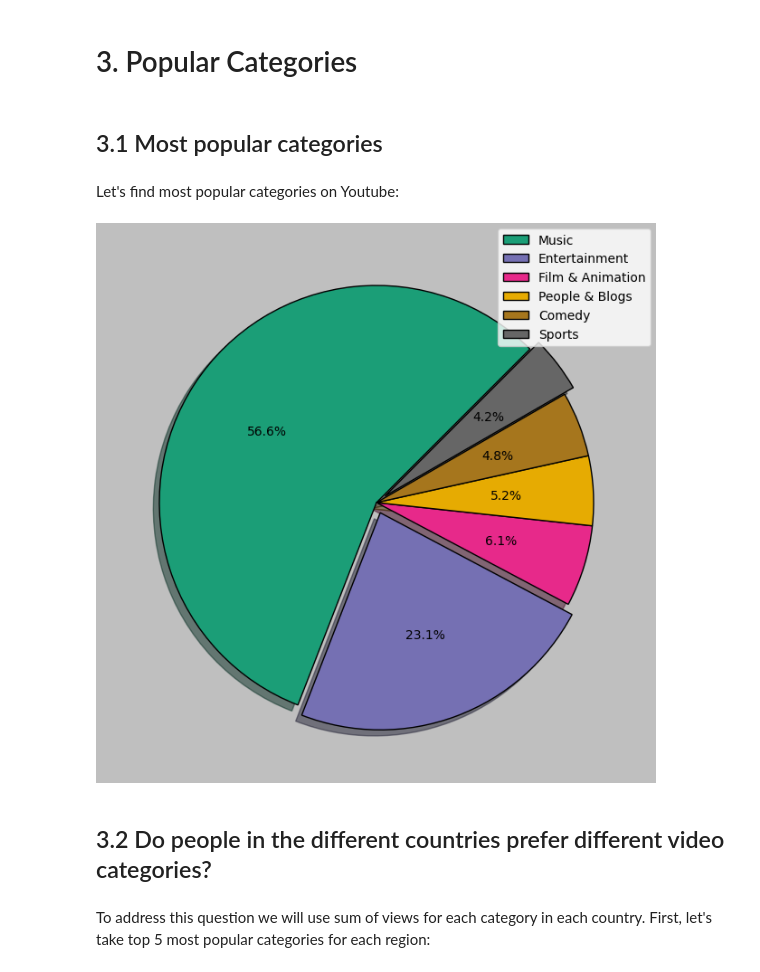
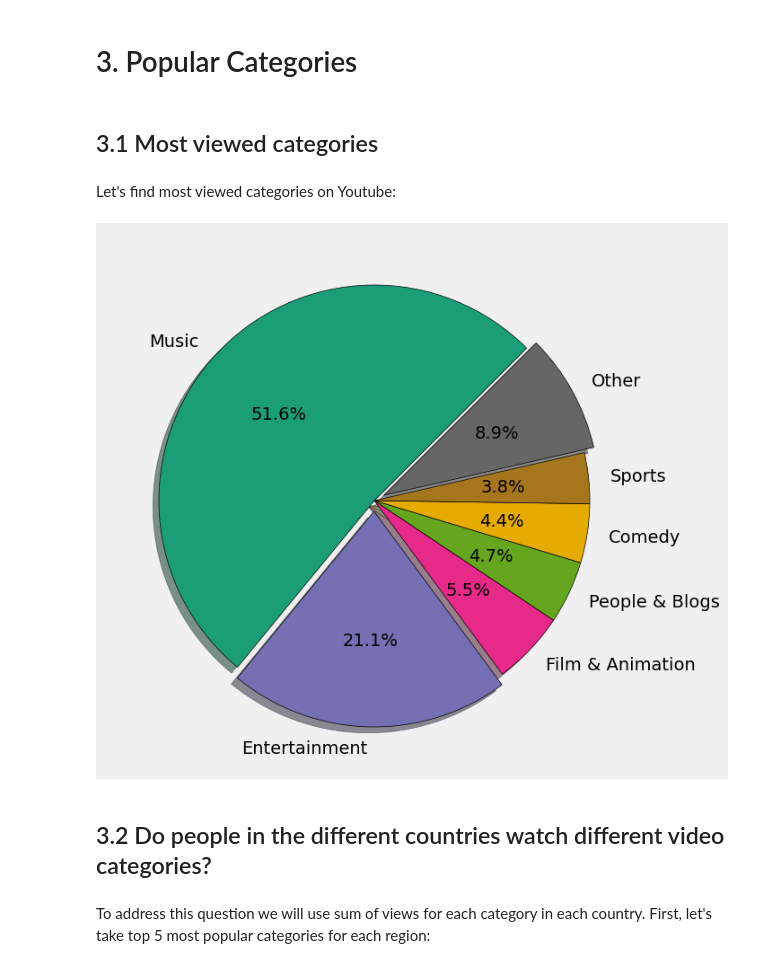
Before and after one commit to Eugeniy-Makarevich/Youtube-trending-videos, a Jupyter notebook: youtube_videos.ipynb, the cells around one changed output. Drawn from its saved outputs; the diff is of its cells as text; code cells hidden in the pictures.

```diff
--- a/youtube_videos.ipynb
+++ b/youtube_videos.ipynb
@@ -15,6 +15,7 @@ import os
 import matplotlib.pyplot as plt
 import matplotlib as mpl
 import json
+plt.style.use('fivethirtyeight')
 # %% [markdown]
 First let's unpack the archive and check it content:
 # %%
@@ -92,13 +117,12 @@ regionDFlist = []
 for file in list(fileNames):
     regionDFlist.append(makeRegionDF(*file))
 df = pd.concat(regionDFlist, ignore_index=True)
+# add country column
+countryList = {'CA': 'Canada', 'US': 'United States', 'RU': 'Russia',
+               'GB': 'Great Britain', 'MX': 'Mexico', 'JP': 'Japan',
+               'KR': 'South Korea', 'IN': 'India', 'FR': 'France',
+               'DE': 'Germany'}
+df['country'] = df['region'].map(countryList)
-# %%
-# add country column
-country = {'CA': 'Canada', 'US': 'United States', 'RU': 'Russia',
-           'GB': 'Great Britain', 'MX': 'Mexico', 'JP': 'Japan',
-           'KR': 'South Korea', 'IN': 'India', 'FR': 'France',
-           'DE': 'Germany'}
-df['country'] = df['region'].map(country)
 # %%
 df.info()
 # %% [output]
@@ -122,33 +146,43 @@ memory usage: 40.9+ MB
 # %% [markdown]
 # 3. Popular Categories
 # %% [markdown]
-## 3.1 Most popular categories
+## 3.1 Most viewed categories
 # %% [markdown]
-Let's find most popular categories on Youtube:
+Let's find most viewed categories on Youtube:
 # %%
 df1 = df.groupby('category').agg({'views': 'sum'}).sort_values(
     by='views', ascending=False)
 df1 = df1.apply(lambda x: round(100 * x / float(x.sum()), 1))
-df1 = df1.loc[df1['views'] >= 3]
+#df1 = df1.loc[df1['views'] >= 3]
+
+# create slices
+slices = [x for x in df1['views'] if x>=3]
+other = sum([x for x in df1['views'] if x<3])
+slices.append(other)
+
+# create labels
+labels = list(df1.index[0:len(slices)-1])
+labels.append('Other')
+
 # colormap and style
 cmap = mpl.cm.get_cmap('Dark2')
-categoryColors = [cmap(x) for x in np.linspace(0.1, 1, df1.shape[0])]
-plt.style.use('grayscale')
-explode = [0 for x in range(df1.shape[0])]
+categoryColors = [cmap(x) for x in np.linspace(0.1, 1, len(slices))]
+#plt.style.use('grayscale')
+explode = [0 for x in range(len(slices))]
 explode[1] = 0.05
 explode[-1] = 0.05
+
 # plot
-fig, ax = plt.subplots(figsize=(12, 5))
+fig, ax = plt.subplots(figsize=(4, 5))
 fig.subplots_adjust(0.2,0,2,1.2)
-pie = ax.pie(df1['views'],
+pie = ax.pie(slices, labels=labels,
              wedgeprops={'edgecolor': 'black'},
              colors=categoryColors, explode=explode,
              shadow=True, startangle=45, autopct='%1.1f%%')
-legend = fig.legend(df1.index, loc='upper right')
 # %% [output]
-[figure, old version]
+[figure, new version]
 # %% [markdown]
-## 3.2 Do people in the different countries prefer different video categories?
+## 3.2 Do people in the different countries watch different video categories?
 # %% [markdown]
 To address this question we will use sum of views for each category in each country. First, let's take top 5 most popular categories for each region:
 # %%
```
Also changed, not shown: parts of 20 cells of this notebook.
